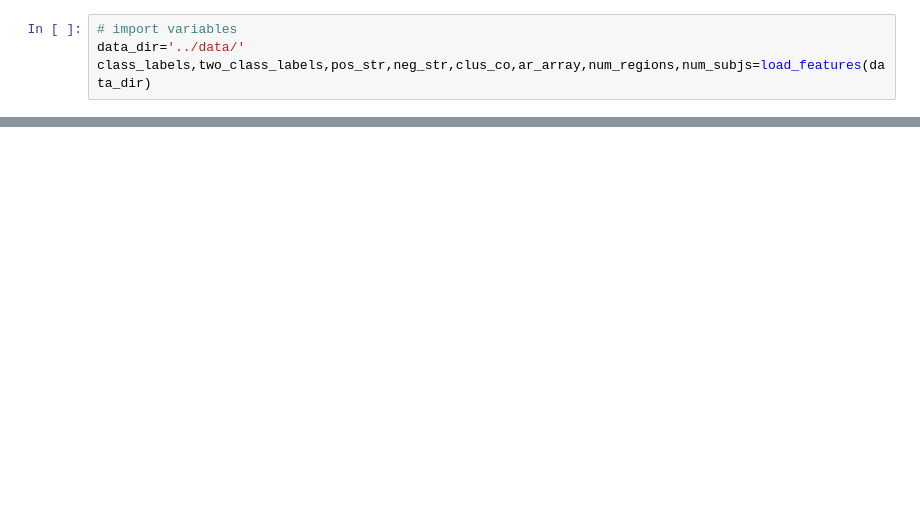
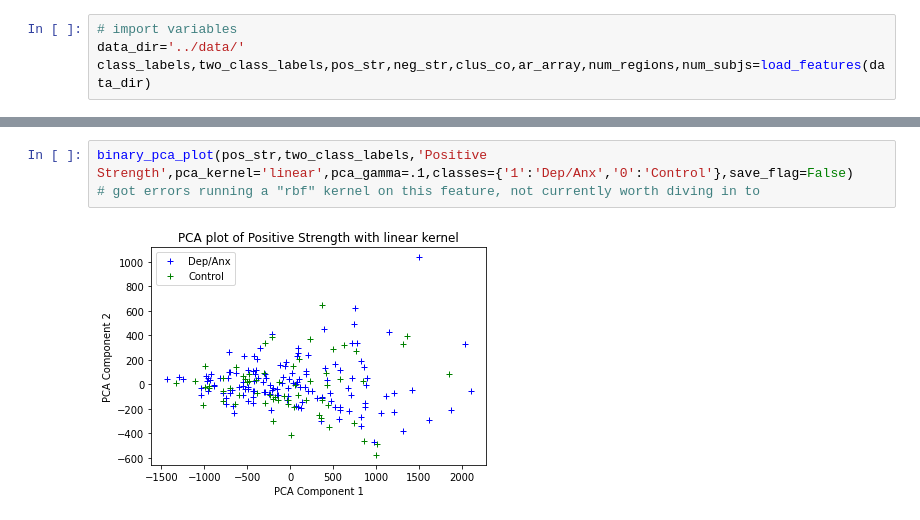
Before and after one commit to sfruf/fMRIAutoregression, a Jupyter notebook: notebooks/all_features_exploration.ipynb, the cells around one changed output, grey strips where cells are left out. Drawn from its saved outputs; the diff is of its cells as text; blank space fills up the shorter version.

```diff
--- a/notebooks/all_features_exploration.ipynb
+++ b/notebooks/all_features_exploration.ipynb
@@ -38,0 +66,5 @@ plt.show()
+# %%
+binary_pca_plot(pos_str,two_class_labels,'Positive Strength',pca_kernel='linear',pca_gamma=.1,classes={'1':'Dep/Anx','0':'Control'},save_flag=False)
+# got errors running a "rbf" kernel on this feature, not currently worth diving in to
+# %% [output]
+[figure, added]
```
Also changed, not shown: parts of 7 cells of this notebook, 1 other file.
